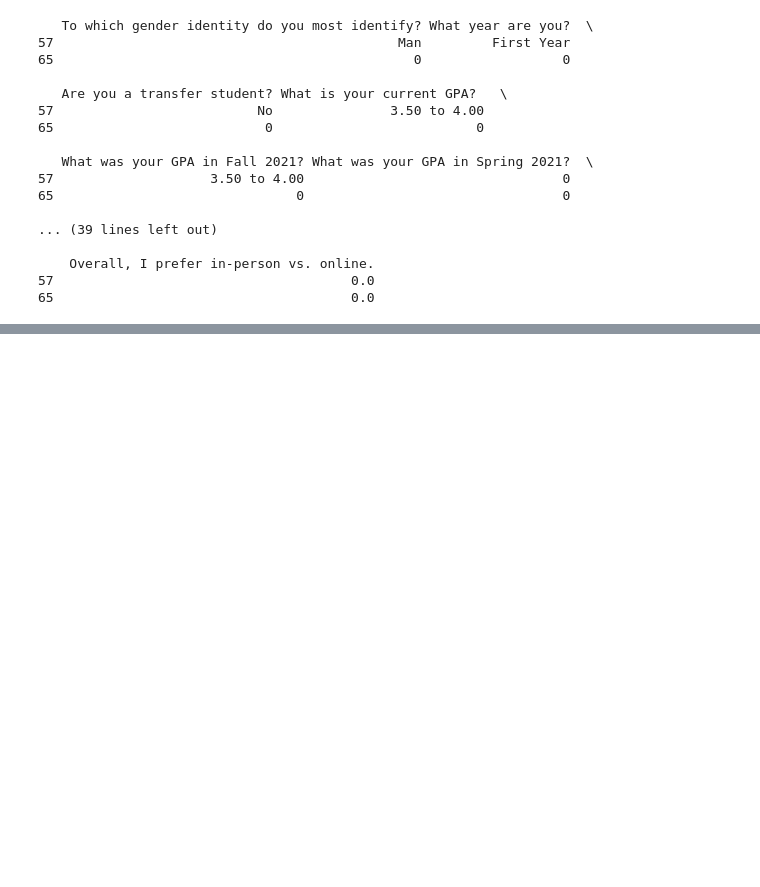
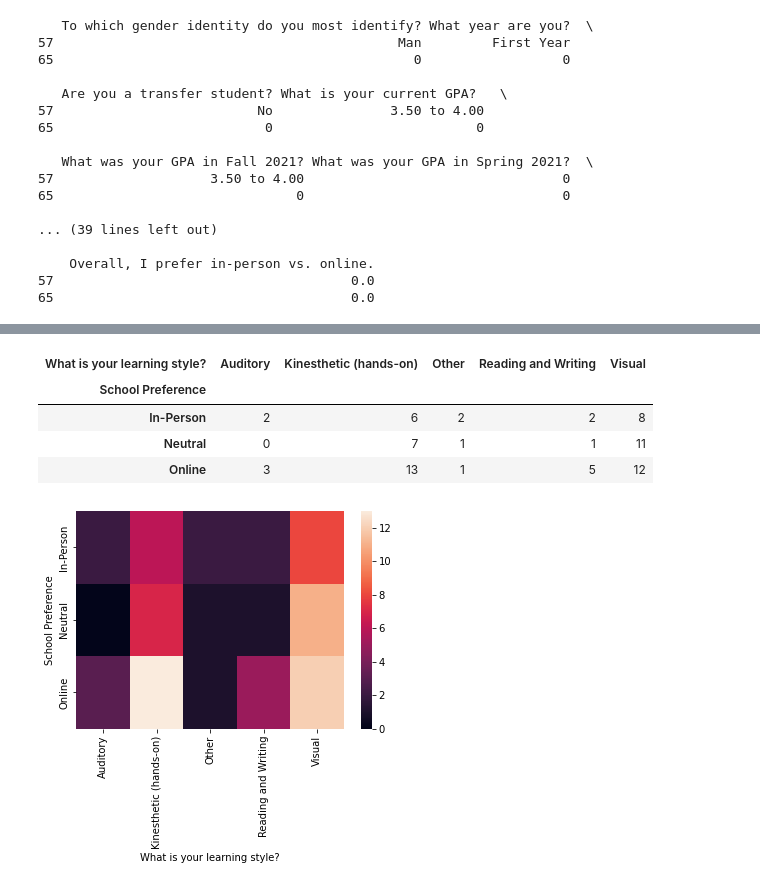
Before and after one commit to rgiron1/CS-105_miniproject, a Jupyter notebook: MiniProject.ipynb, the cells around one changed output, grey strips where cells are left out. Cells and saved outputs as stored; diff of their text form; code cells hidden in the pictures; blank space fills up the shorter version.

Commit message:
finished questions

```diff
--- a/MiniProject.ipynb
+++ b/MiniProject.ipynb
@@ -74,0 +141,17 @@ print(df.loc[[57,65]])
+# %%
+import seaborn as sns
+schoolPref_vs_learningStyle = pd.crosstab(df["School Preference"], df["What is your learning style?"])
+sns.heatmap(schoolPref_vs_learningStyle)
+schoolPref_vs_learningStyle
+
+# according to this heat map and table, it is suprising to see that most of the kinesthetic learners prefer online classes instead of in-person classes
+# we can also see that many visual learners prefer online classes which makes sense because teachers often use slides and other online demonstrations when teaching through Zoom
+# Reading and writing is also interesting because most of those learners prefer online classes possibly due to the ability to quickly Google search questions and read about them
+# This visual and information backs up our original hypothesis of kids liking/performing better in school because reading and visual learning is better online
+# %% [output]
+| What is your learning style? | Auditory | Kinesthetic (hands-on) | Other | Reading and Writing | Visual |
+| School Preference |  |  |  |  |  |
+| In-Person | 2 | 6 | 2 | 2 | 8 |
+| Neutral | 0 | 7 | 1 | 1 | 11 |
+| Online | 3 | 13 | 1 | 5 | 12 |
+[figure, added]
```
Also changed, not shown: parts of 4 cells of this notebook, 1 other file.
